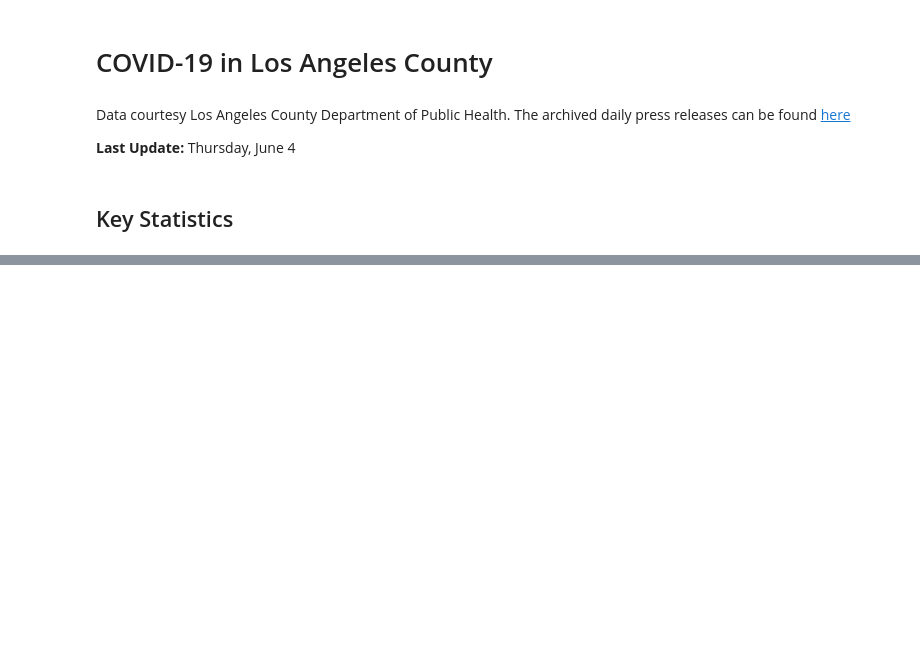
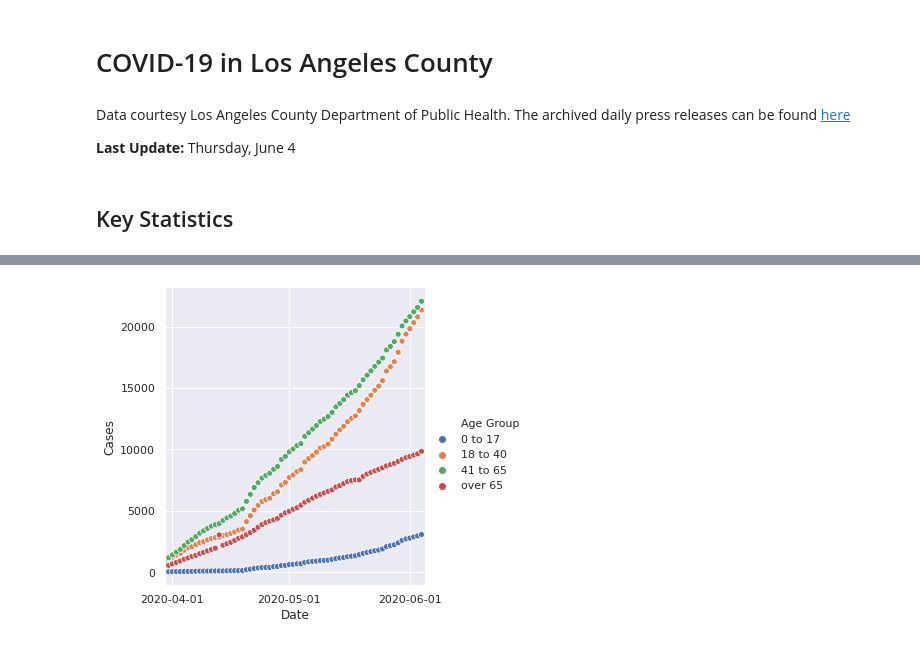
Before and after one commit to xander-hirsch/lac_covid19, a Jupyter notebook: lacph_graphs.ipynb, the cells around one changed output, grey strips where cells are left out. Saved outputs shown, nothing was run; the diff lists cells and outputs as text; code cells hidden in the pictures; blank space fills up the shorter version.

```diff
--- a/lacph_graphs.ipynb
+++ b/lacph_graphs.ipynb
@@ -29,0 +72,2 @@ plt.show()
+# %%
+by_age = analyze_lacph_daily.make_by_age(all_dates)
@@ -29,0 +83,9 @@ plt.show()
+# %%
+by_age = pd.melt(by_age, id_vars='Date', var_name='Age Group', value_name='Cases')
+# %%
+sns.relplot(x='Date', y='Cases', hue='Age Group', data=by_age)
+plt.xlim(pd.to_datetime('2020-03-30'), pd.to_datetime('2020-06-05'))
+plt.xticks((pd.to_datetime('2020-04-01'), pd.to_datetime('2020-05-01'), pd.to_datetime('2020-06-01')))
+plt.show()
+# %% [output]
+[figure, added]
```
Also changed, not shown: parts of 9 cells of this notebook.
